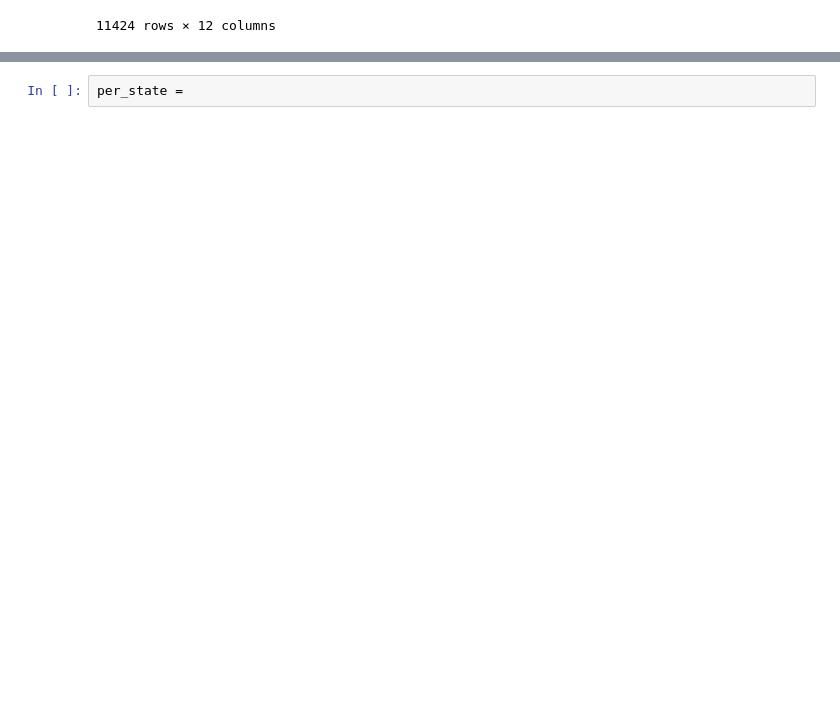
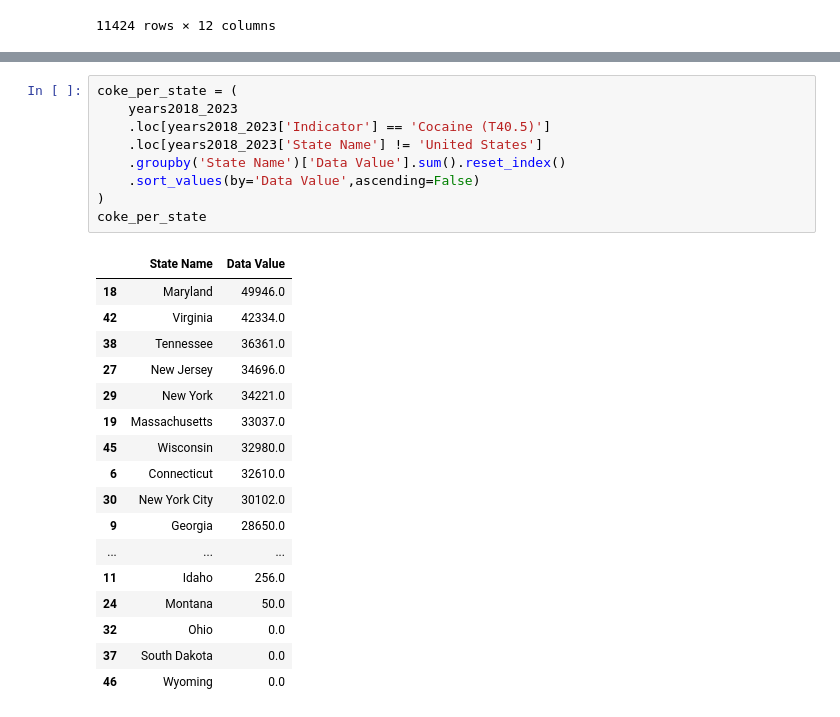
Before and after one commit to dorinajordan22/da14_capstone_2023_cocaine_and_fentanyl_analysis-, a Jupyter notebook: notebooks/2018_2023_cocaine_and_fentanyl_analysis.ipynb, the cells around one changed output, grey strips where cells are left out. Cells and saved outputs as stored; diff of their text form; blank space fills up the shorter version.

```diff
--- a/notebooks/2018_2023_cocaine_and_fentanyl_analysis.ipynb
+++ b/notebooks/2018_2023_cocaine_and_fentanyl_analysis.ipynb
@@ -618,2 +617,27 @@ years2018_2023
 # %%
-per_state =
+coke_per_state = (
+    years2018_2023
+    .loc[years2018_2023['Indicator'] == 'Cocaine (T40.5)']
+    .loc[years2018_2023['State Name'] != 'United States']
+    .groupby('State Name')['Data Value'].sum().reset_index()
+    .sort_values(by='Data Value',ascending=False)
+)
+coke_per_state
+# %% [output]
+|  | State Name | Data Value |
+| 18 | Maryland | 49946.0 |
+| 42 | Virginia | 42334.0 |
+| 38 | Tennessee | 36361.0 |
+| 27 | New Jersey | 34696.0 |
+| 29 | New York | 34221.0 |
+| 19 | Massachusetts | 33037.0 |
+| 45 | Wisconsin | 32980.0 |
+| 6 | Connecticut | 32610.0 |
+| 30 | New York City | 30102.0 |
+| 9 | Georgia | 28650.0 |
+| ... | ... | ... |
+| 11 | Idaho | 256.0 |
+| 24 | Montana | 50.0 |
+| 32 | Ohio | 0.0 |
+| 37 | South Dakota | 0.0 |
+| 46 | Wyoming | 0.0 |
```
Also changed, not shown: parts of 7 cells of this notebook.
